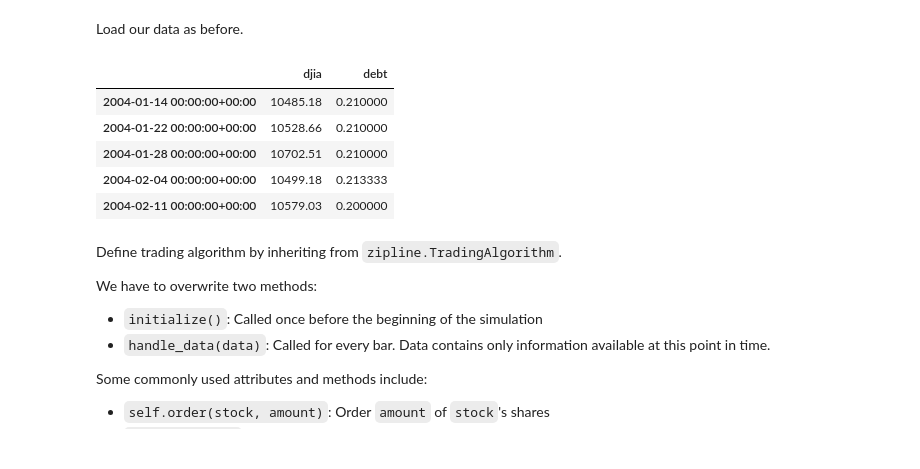
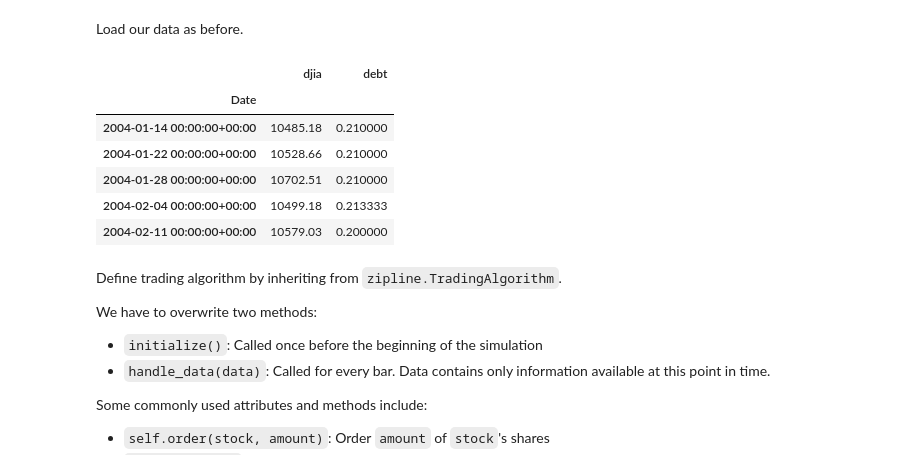
Before and after one commit to twiecki/financial-analysis-python-tutorial, a Jupyter notebook: 3. Backtesting using Zipline.ipynb, the cells around one changed output. Drawn from its saved outputs; the diff is of its cells as text; code cells hidden in the pictures.

```diff
--- a/3. Backtesting using Zipline.ipynb
+++ b/3. Backtesting using Zipline.ipynb
@@ -30,15 +34,12 @@ from zipline.finance.slippage import FixedSlippage
 Load our data as before.
 # %%
 # Load Preis data
-df = pd.read_csv('data/PreisMoatStanley_ScientificReports_3_1684_2013.dat', delimiter=' ', index_col='DJIA Date', parse_dates=True)
-# Select relevant columns
-columns = ['DJIA Closing Price', 'debt']
-data = df[columns].rename(columns={'DJIA Closing Price': 'djia'})
-data = data.tshift(2, freq='D') # Move from Sat to Monday
-data.index = data.index.tz_localize(pytz.UTC) # Convert to UTC timezone
+data = pd.read_csv('data/GoogleTrendsData.csv', index_col='Date', parse_dates=True)
+data.index = data.index.tz_localize(pytz.UTC)
 data.head()
 # %% [output]
 |  | djia | debt |
+| Date |  |  |
 | 2004-01-14 00:00:00+00:00 | 10485.18 | 0.210000 |
 | 2004-01-22 00:00:00+00:00 | 10528.66 | 0.210000 |
 | 2004-01-28 00:00:00+00:00 | 10702.51 | 0.210000 |
```
Also changed, not shown: parts of 17 cells of this notebook, 3 other files.
